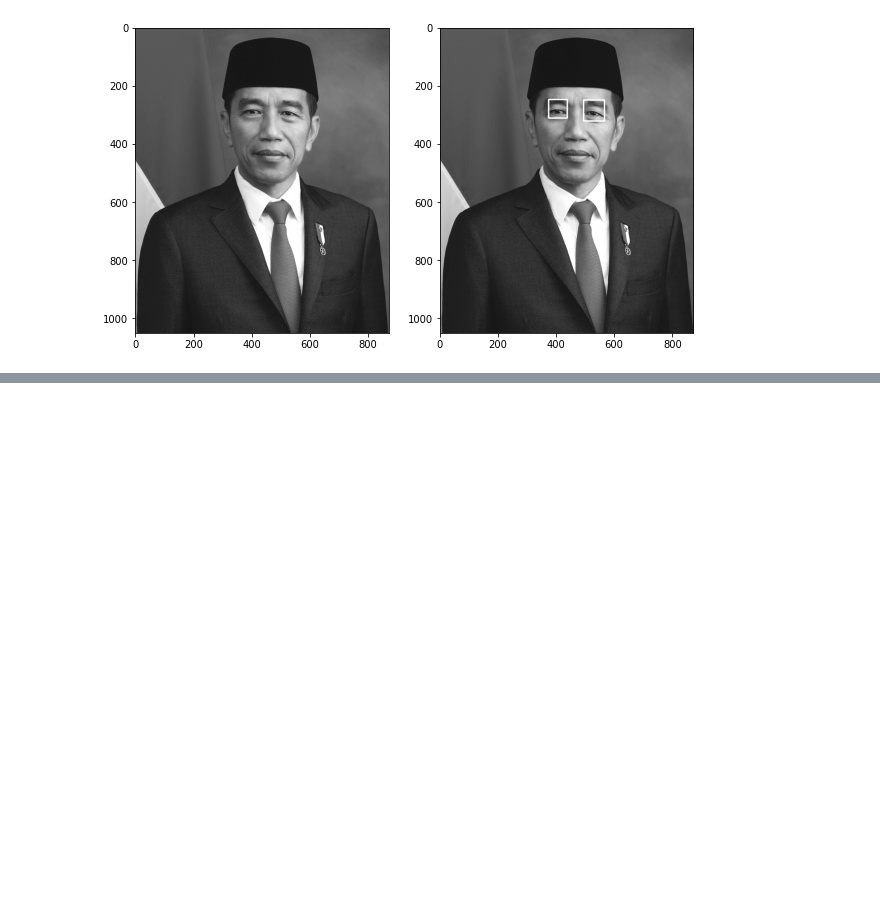
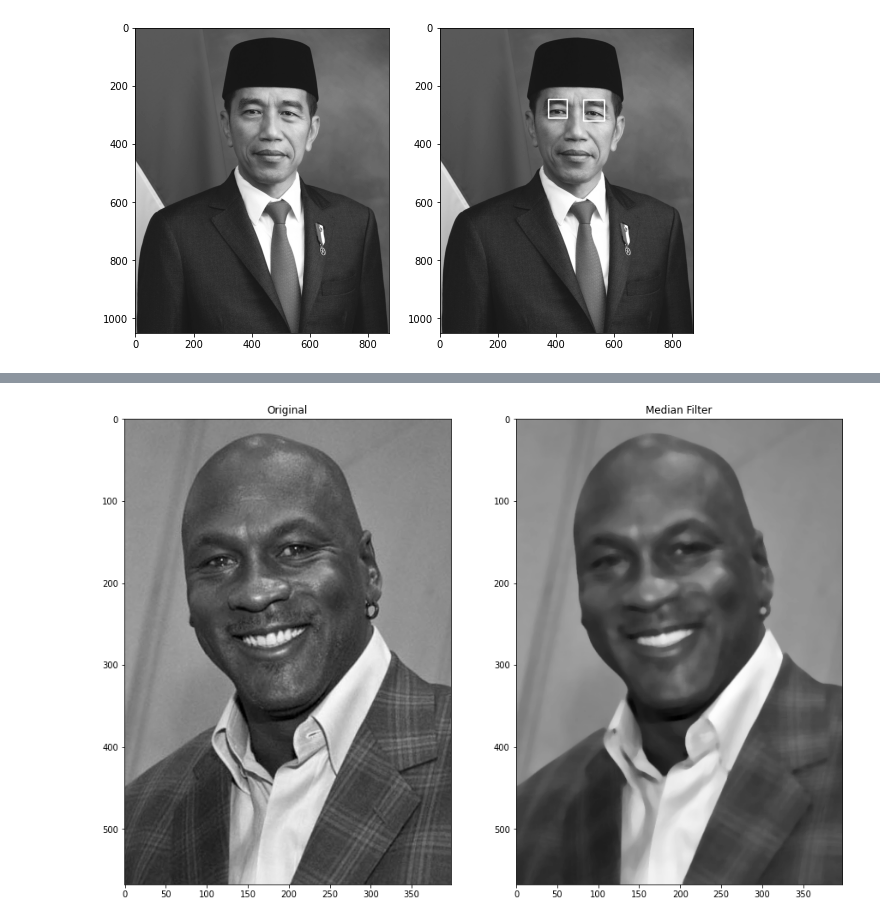
Before and after one commit to inayatimachsus/PCVK_Genap_2021, a Jupyter notebook: Week12.ipynb, the cells around one changed output, grey strips where cells are left out. Cells and saved outputs as stored; diff of their text form; code cells hidden in the pictures; blank space fills up the shorter version.

```diff
--- a/Week12.ipynb
+++ b/Week12.ipynb
@@ -162,0 +448,14 @@ plt.show()
+# %%
+# No 6
+
+image = cv2.imread('/content/drive/MyDrive/PCVK/Images/mjordan.jpg')
+image = cv2.cvtColor(image, cv2.COLOR_BGR2GRAY) # convert to GRAY
+figure_size = 9 # the dimension of the x and y axis of the kernal.
+
+new_image = cv2.medianBlur(image, figure_size)
+f, axarr = plt. subplots(1,2,figsize=(15,15))
+plt.subplot(121), plt.imshow(image, cmap='gray'),plt.title('Original')
+plt.subplot(122), plt.imshow(new_image, cmap='gray'),plt.title('Median Filter')
+plt.show()
+# %% [output]
+[figure, added]
```
Also changed, not shown: parts of 1 cell of this notebook.
